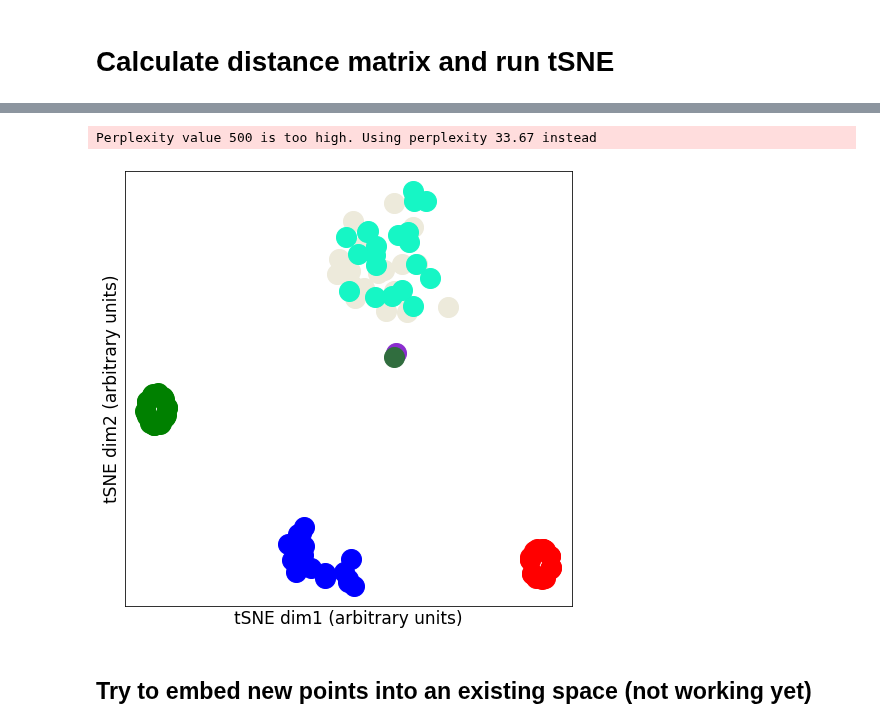
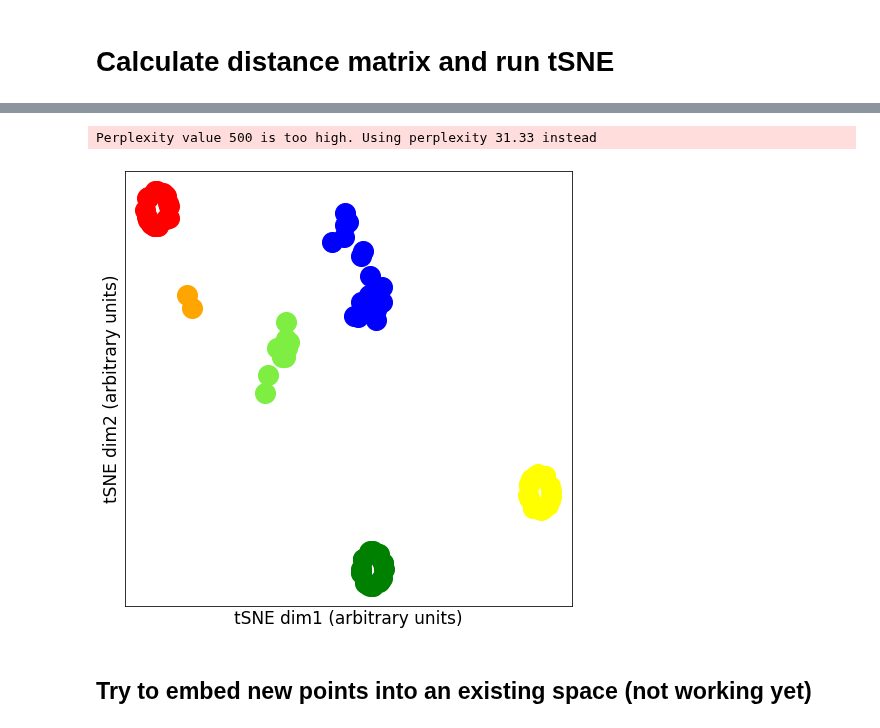
Before and after one commit to azaho/ccn_story3, a Jupyter notebook: netdist.ipynb, the cells around one changed output, grey strips where cells are left out. Saved outputs shown, nothing was run; the diff lists cells and outputs as text; code cells hidden in the pictures.

```diff
--- a/netdist.ipynb
+++ b/netdist.ipynb
@@ -187,7 +177,7 @@ for network_name, network in all_networks.items():
             t_d_to = delay0+input_time+delay1
 
             model_parameterupdate = network['metadatas'][j]['hyperparameters']['train_for_steps']
-            #if "backprop" in name: model_parameterupdate = 10000
+            if "backprop" in name: model_parameterupdate = 10000
             array = np.load(name+f"/model_parameterupdate{model_parameterupdate}_fr.npy")
             temp = np.zeros((n_trials, 2, net_size))
             temp[:, 0, :] = np.mean(array.reshape(n_trials, total_time, net_size)[::, t_cue_from:t_cue_to, :], axis=1)
@@ -327,36 +316,36 @@ import openTSNE
 tsne = openTSNE.TSNE(
     perplexity=500,  # always use maximum possible perplexity, to preserve global structure
     metric='precomputed',
     verbose=False,
     initialization='spectral',
 )
 
 include = "gating,inversion,reshuffle,notricks,backprop_la0,diego_phd_mst,diego_new_mst".split(',')
 include = list(all_networks.keys())
 #exclude= "notricks,diego_phd_mst,diego_new_mst".split(',')
-include = [x for x in include if x not in exclude]
+#include = [x for x in include if x not in exclude]
 ids = np.concatenate([all_networks[name]['ids'] for name in include])
 embedding = tsne.fit(dist[ids, :][:, ids])
 fig = plt.figure(figsize=(8, 8))
 plt.rc('font', **{'family': 'DejaVu Sans', 'weight': 'normal', 'size': 17})
 i = 0
 for name, network in all_networks.items():
     if name not in include: continue
     n = len(network['ids'])
     plt.scatter(embedding[i:i+n, 0], embedding[i:i+n, 1], 400, color=network['color'], label=name)
     i += n
 plt.xlabel("tSNE dim1 (arbitrary units)")
 plt.ylabel("tSNE dim2 (arbitrary units)")
 plt.xticks([])
 plt.yticks([])
 #plt.xlim(-8, 8)
 #plt.ylim(-6, 3)
 #plt.legend()
 #plt.gca().axis('off')
 plt.savefig("tSNE.pdf", bbox_inches = 'tight')
 # %% [output]
-Perplexity value 500 is too high. Using perplexity 33.67 instead
+Perplexity value 500 is too high. Using perplexity 31.33 instead
-[figure, old version]
+[figure, new version]
 # %% [markdown]
 ## Try to embed new points into an existing space (not working yet)
 # %%
```
Also changed, not shown: parts of 4 cells of this notebook, 14 other files.
